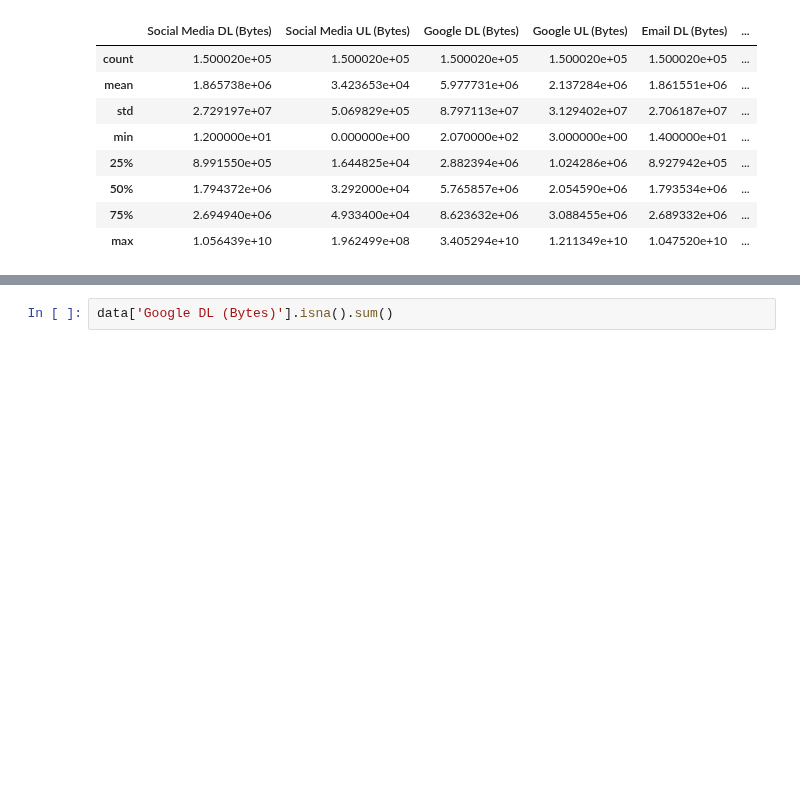
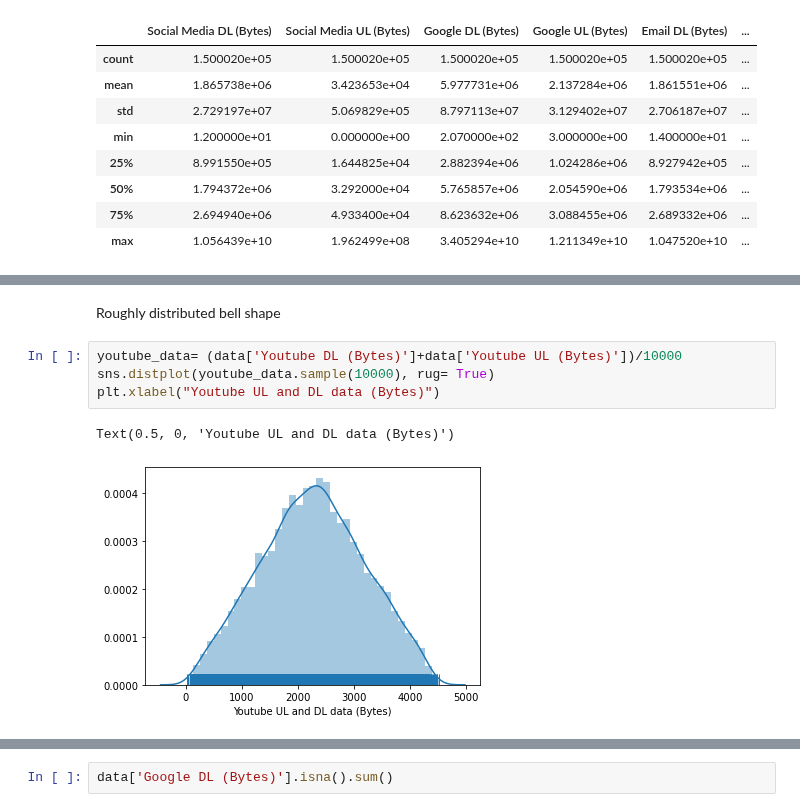
Before and after one commit to comsavvy/Data-analysis-for-business, a Jupyter notebook: Data analysis1.ipynb, the cells around one changed output, grey strips where cells are left out. Drawn from its saved outputs; the diff is of its cells as text; blank space fills up the shorter version.

```diff
--- a/Data analysis1.ipynb
+++ b/Data analysis1.ipynb
@@ -345,0 +344,9 @@ data[['Youtube DL (Bytes)',
+# %% [markdown]
+Roughly distributed bell shape
+# %%
+youtube_data= (data['Youtube DL (Bytes)']+data['Youtube UL (Bytes)'])/10000
+sns.distplot(youtube_data.sample(10000), rug= True)
+plt.xlabel("Youtube UL and DL data (Bytes)")
+# %% [output]
+Text(0.5, 0, 'Youtube UL and DL data (Bytes)')
+[figure, added]
```
Also changed, not shown: parts of 14 cells of this notebook.
